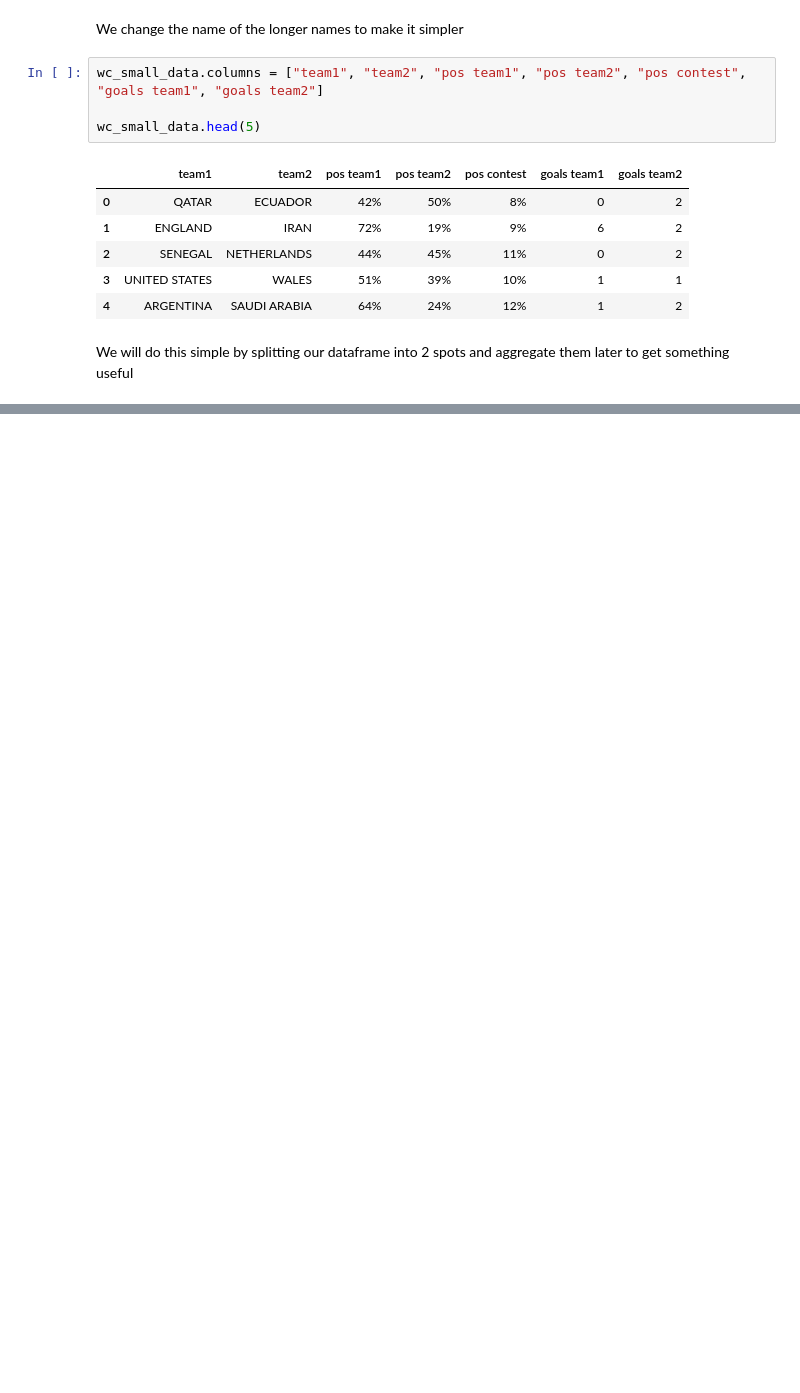
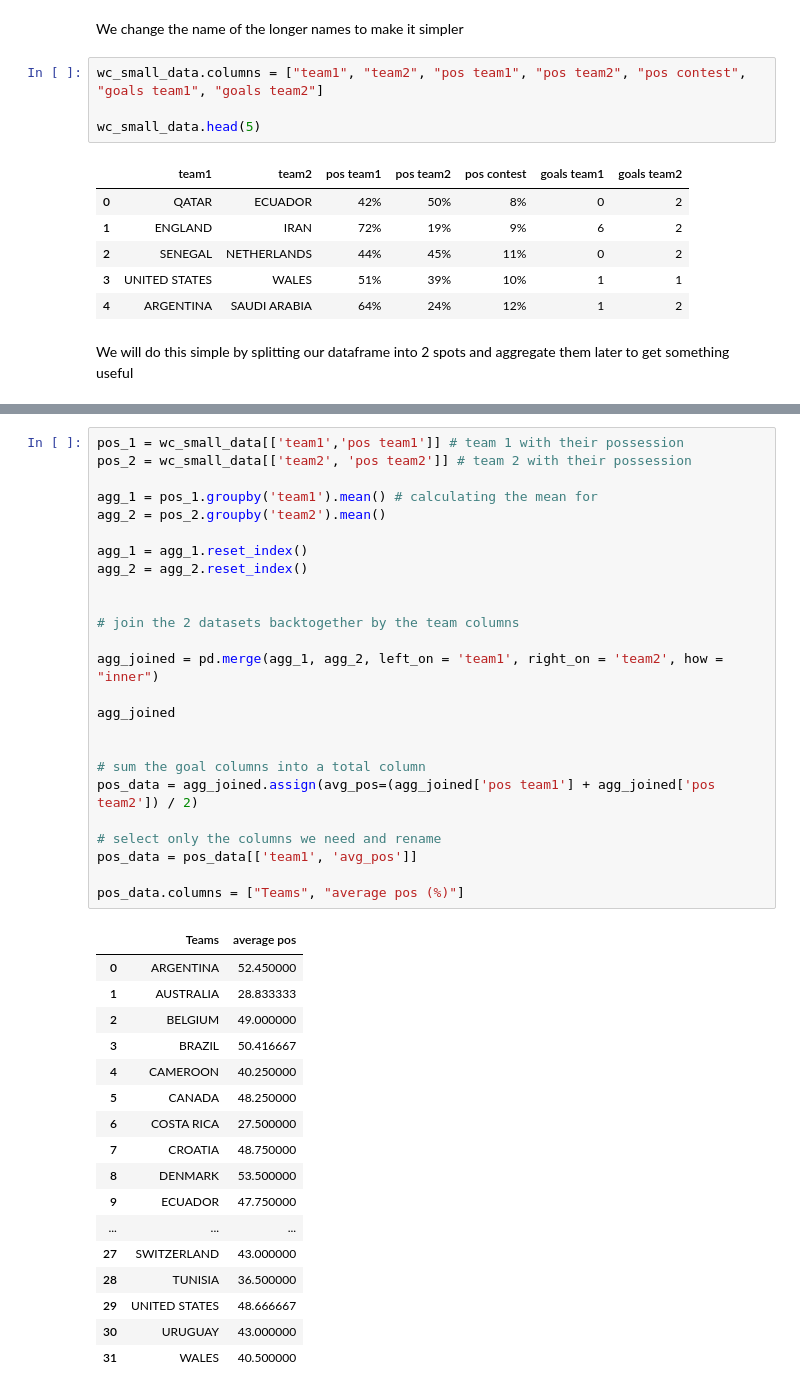
Before and after one commit to NusretSalli/Data_visualization, a Jupyter notebook: Fifa_world_cup_matches.ipynb, the cells around one changed output, grey strips where cells are left out. Cells and saved outputs as stored; diff of their text form; blank space fills up the shorter version.

```diff
--- a/Fifa_world_cup_matches.ipynb
+++ b/Fifa_world_cup_matches.ipynb
@@ -90,0 +150,43 @@ plt.show()
+# %%
+pos_1 = wc_small_data[['team1','pos team1']] # team 1 with their possession
+pos_2 = wc_small_data[['team2', 'pos team2']] # team 2 with their possession
+
+agg_1 = pos_1.groupby('team1').mean() # calculating the mean for
+agg_2 = pos_2.groupby('team2').mean()
+
+agg_1 = agg_1.reset_index()
+agg_2 = agg_2.reset_index()
+
+
+# join the 2 datasets backtogether by the team columns
+
+agg_joined = pd.merge(agg_1, agg_2, left_on = 'team1', right_on = 'team2', how = "inner")
+
+agg_joined
+
+
+# sum the goal columns into a total column
+pos_data = agg_joined.assign(avg_pos=(agg_joined['pos team1'] + agg_joined['pos team2']) / 2)
+
+# select only the columns we need and rename
+pos_data = pos_data[['team1', 'avg_pos']]
+
+pos_data.columns = ["Teams", "average pos (%)"]
+# %% [output]
+|  | Teams | average pos |
+| 0 | ARGENTINA | 52.450000 |
+| 1 | AUSTRALIA | 28.833333 |
+| 2 | BELGIUM | 49.000000 |
+| 3 | BRAZIL | 50.416667 |
+| 4 | CAMEROON | 40.250000 |
+| 5 | CANADA | 48.250000 |
+| 6 | COSTA RICA | 27.500000 |
+| 7 | CROATIA | 48.750000 |
+| 8 | DENMARK | 53.500000 |
+| 9 | ECUADOR | 47.750000 |
+| ... | ... | ... |
+| 27 | SWITZERLAND | 43.000000 |
+| 28 | TUNISIA | 36.500000 |
+| 29 | UNITED STATES | 48.666667 |
+| 30 | URUGUAY | 43.000000 |
+| 31 | WALES | 40.500000 |
```
Also changed, not shown: parts of 12 cells of this notebook.
